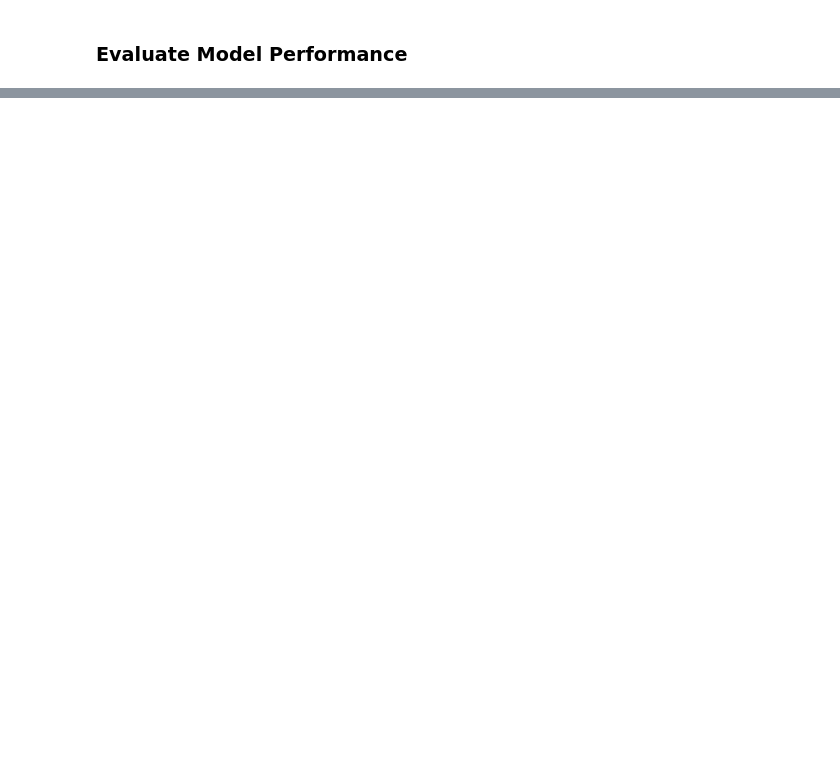
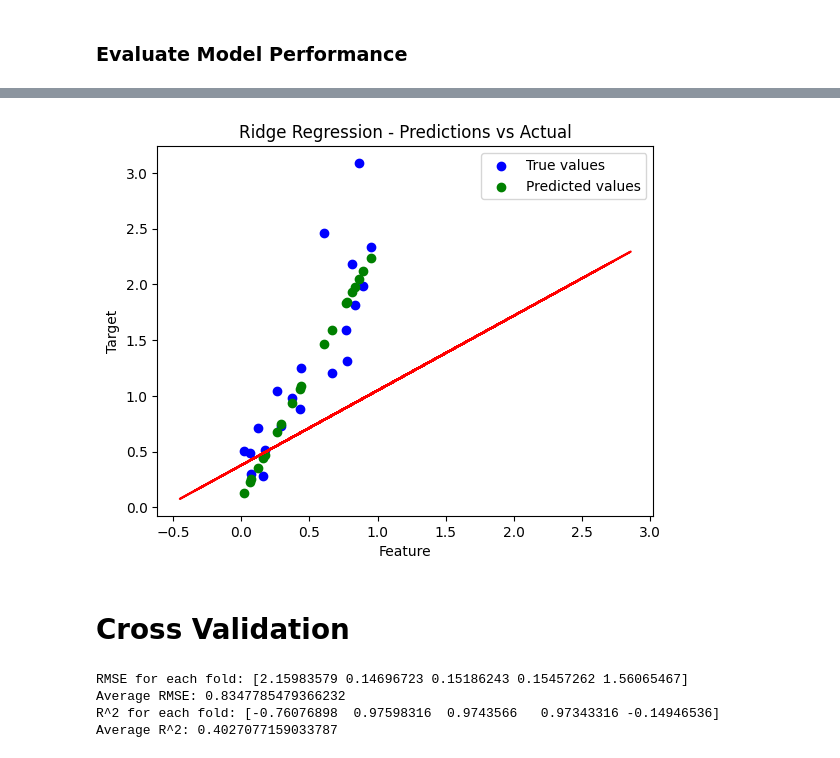
Before and after one commit to ToobaObeidy-1/DA_bootcamp_python, a Jupyter notebook: HPAC_machine_learning_model.ipynb, the cells around one changed output, grey strips where cells are left out. Cells and saved outputs as stored; diff of their text form; code cells hidden in the pictures; blank space fills up the shorter version.

```diff
--- a/HPAC_machine_learning_model.ipynb
+++ b/HPAC_machine_learning_model.ipynb
@@ -430,0 +328,5 @@ Model Performance: A 94.7% accuracy suggests that the Gaussian Naive Bayes model
+# %%
+
+#Make predictions
+y_pred_train = ridge_model.predict(x_train_scaled)
+y_pred_test = ridge_model.predict(x_test_scaled)
@@ -504,0 +578,44 @@ R² Score: 1.0
+# %%
+# Optional: Visualize the results
+plt.scatter(x_test, y_test, color='blue', label='True values')
+plt.scatter(x_test, y_pred_test, color='green', label='Predicted values')
+plt.xlabel('Feature')
+plt.ylabel('Target')
+
+z = np.polyfit(y_train, y_pred_train, 1)
+p = np.poly1d(z)
+
+plt.plot(y_train, p(y_train), color = "red")
+
+plt.legend()
+plt.title('Ridge Regression - Predictions vs Actual')
+plt.show()
+# %% [output]
+[figure, added]
+# %% [markdown]
+# Cross Validation
+# %%
+from sklearn.ensemble import RandomForestRegressor
+from sklearn.model_selection import cross_val_score
+import numpy as np
+
+# Define your model
+model = RandomForestRegressor(n_estimators=100, random_state=42)
+
+# Perform 5-fold cross-validation for Mean Squared Error (MSE)
+mse_scores = cross_val_score(model, x, y, cv=5, scoring='neg_mean_squared_error')
+rmse_scores = np.sqrt(-mse_scores)  # Convert negative MSE to positive RMSE
+
+# Print each fold’s RMSE and the average RMSE
+print("RMSE for each fold:", rmse_scores)
+print("Average RMSE:", rmse_scores.mean())
+
+# Optionally, perform cross-validation for R^2 score as well
+r2_scores = cross_val_score(model, x, y, cv=5, scoring='r2')
+print("R^2 for each fold:", r2_scores)
+print("Average R^2:", r2_scores.mean())
+# %% [output]
+RMSE for each fold: [2.15983579 0.14696723 0.15186243 0.15457262 1.56065467]
+Average RMSE: 0.8347785479366232
+R^2 for each fold: [-0.76076898  0.97598316  0.9743566   0.97343316 -0.14946536]
+Average R^2: 0.4027077159033787
```
Also changed, not shown: parts of 52 cells of this notebook.
